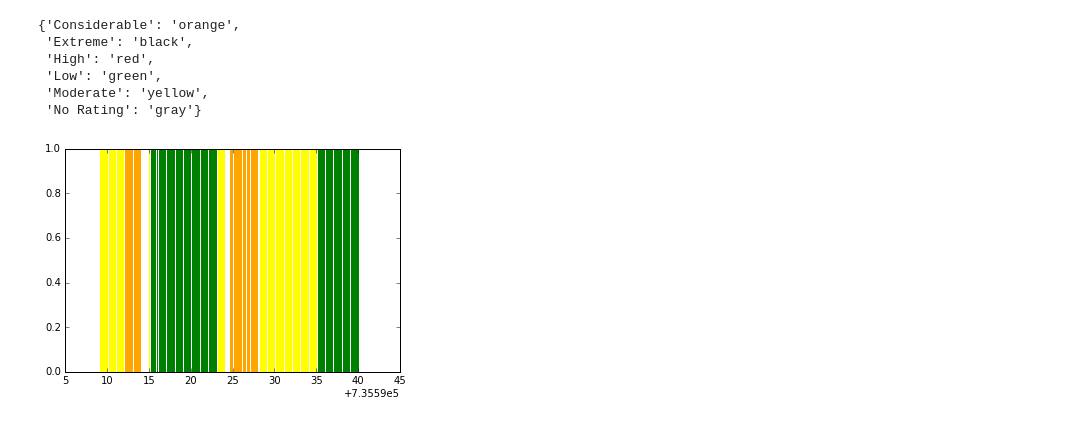
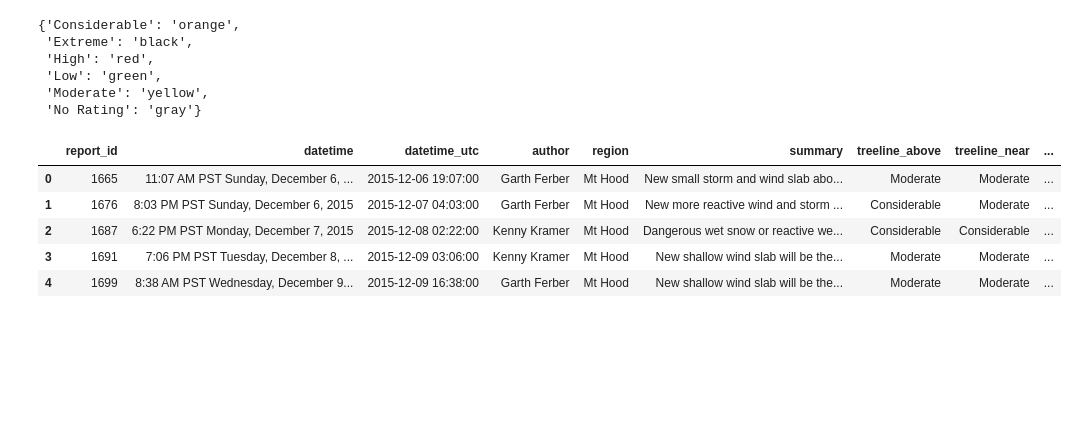
Before and after one commit to baldwint/snotelier, a Jupyter notebook: nwac.ipynb, the cells around one changed output. Cells and saved outputs as stored; diff of their text form; code cells hidden in the pictures; blank space fills up the shorter version.

```diff
--- a/nwac.ipynb
+++ b/nwac.ipynb
@@ -595,7 +719,2 @@ def color_timeline(data, ymin=0, dy=1):
-# %%
-color_timeline(df['treeline-above'])
-plt.autoscale()
-# %% [output]
-[figure, removed]
 # %%
 ratdict = {rat:i for i,rat in enumerate(ratings)}
@@ -601,0 +734,10 @@ ratdict = {rat:i for i,rat in enumerate(ratings)}
+# %%
+df = pd.read_sql_query("select * from reports where reports.region like 'Mt Hood' order by datetime_utc", engine)
+df.head()
+# %% [output]
+|  | report_id | datetime | datetime_utc | author | region | summary | treeline_above | treeline_near | ... |
+| 0 | 1665 | 11:07 AM PST Sunday, December 6, ... | 2015-12-06 19:07:00 | Garth Ferber | Mt Hood | New small storm and wind slab abo... | Moderate | Moderate | ... |
+| 1 | 1676 | 8:03 PM PST Sunday, December 6, 2015 | 2015-12-07 04:03:00 | Garth Ferber | Mt Hood | New more reactive wind and storm ... | Considerable | Moderate | ... |
+| 2 | 1687 | 6:22 PM PST Monday, December 7, 2015 | 2015-12-08 02:22:00 | Kenny Kramer | Mt Hood | Dangerous wet snow or reactive we... | Considerable | Considerable | ... |
+| 3 | 1691 | 7:06 PM PST Tuesday, December 8, ... | 2015-12-09 03:06:00 | Kenny Kramer | Mt Hood | New shallow wind slab will be the... | Moderate | Moderate | ... |
+| 4 | 1699 | 8:38 AM PST Wednesday, December 9... | 2015-12-09 16:38:00 | Garth Ferber | Mt Hood | New shallow wind slab will be the... | Moderate | Moderate | ... |
```
Also changed, not shown: parts of 27 cells of this notebook.
